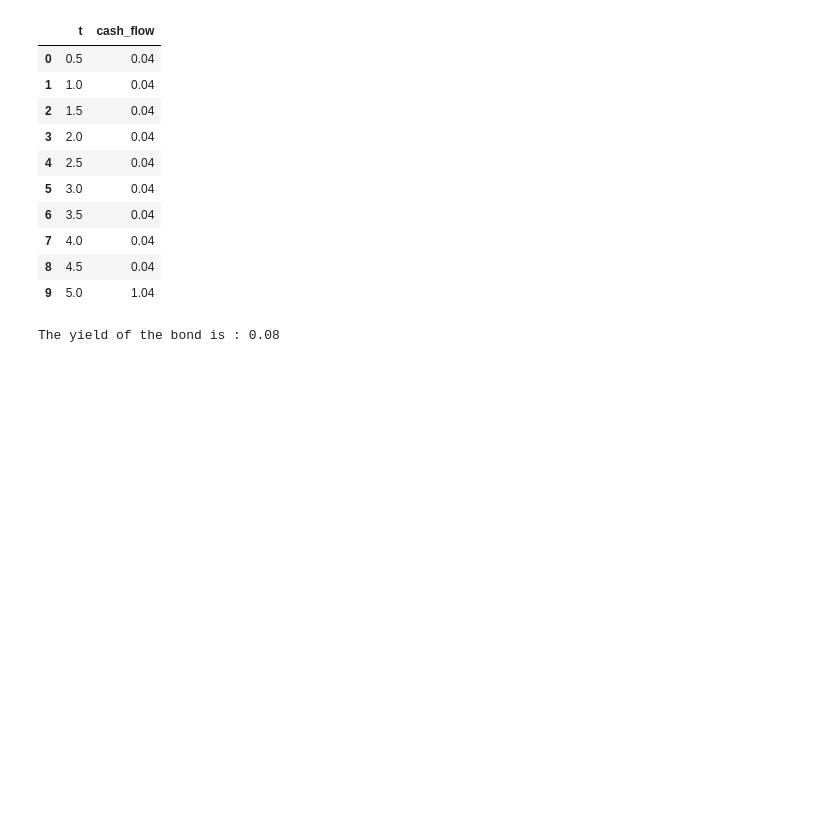
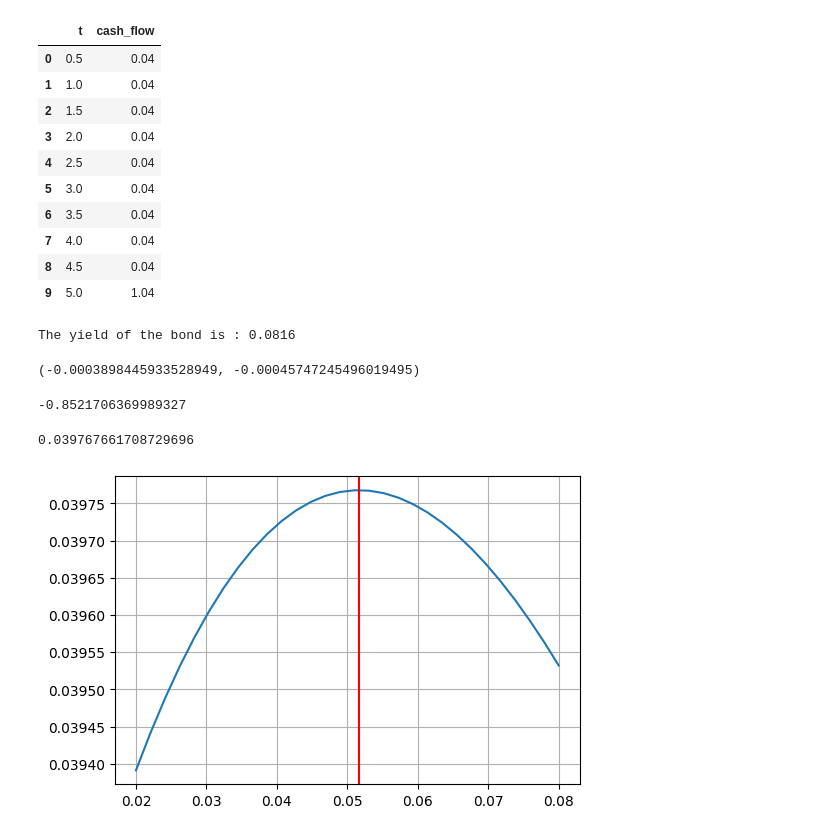
Before and after one commit to chataignault/ficc-analytics, a Jupyter notebook: notebooks/duration_hedging_and_convexity.ipynb, the cells around one changed output. Drawn from its saved outputs; the diff is of its cells as text; code cells hidden in the pictures; blank space fills up the shorter version.

Commit message:
bonds: modified duration convexity plot

```diff
--- a/notebooks/duration_hedging_and_convexity.ipynb
+++ b/notebooks/duration_hedging_and_convexity.ipynb
@@ -54,9 +54,40 @@ def find_root(fun, precision, x0=1.0):
         x, x0 = x - fun(x) * (x0 - x) / (fun(x0) - fun(x)), x
     return x
 
-y = find_root(lambda y: PV(cash_flows, y) - pv, 1e-5)
-print(f"The yield of the bond is : {np.round(y, decimals=2)}")
+y = find_root(lambda y: PV(cash_flows, y) - pv, 1e-10)
+print(f"The yield of the bond is : {np.round(y, decimals=4)}")
 # %% [output]
-The yield of the bond is : 0.08
+The yield of the bond is : 0.0816
 # %%
 s = 0.03  # yield spread
+# %%
+bp = 1e-4
+PV01 = PV(cash_flows, y + bp) - pv
+PV01_t = PV(cash_flows, (y - s) + bp) - PV(cash_flows, (y - s))
+# %%
+PV01, PV01_t
+# %% [output]
+(-0.0003898445933528949, -0.00045747245496019495)
+# %%
+beta_hedge = - N * PV01 / PV01_t
+beta_hedge
+# %% [output]
+-0.8521706369989327
+# %%
+hedged_ptf_value = N * PV(cash_flows, y) + beta_hedge * PV(cash_flows, y - s)
+hedged_ptf_value
+# %% [output]
+0.039767661708729696
+# %%
+y_tx = np.linspace(0.02, 0.08, 30)
+
+ptf_value = lambda y_t:  PV(cash_flows, y_t + s) + beta_hedge * PV(cash_flows, y_t)
+
+portfolio_values = [ptf_value(y_t) for y_t in y_tx]
+
+fig, ax = plt.subplots(figsize=(6,4))
+ax.plot(y_tx, portfolio_values)
+ax.axvline(y-s, c='r')
+ax.grid()
+# %% [output]
+[figure, added]
```
